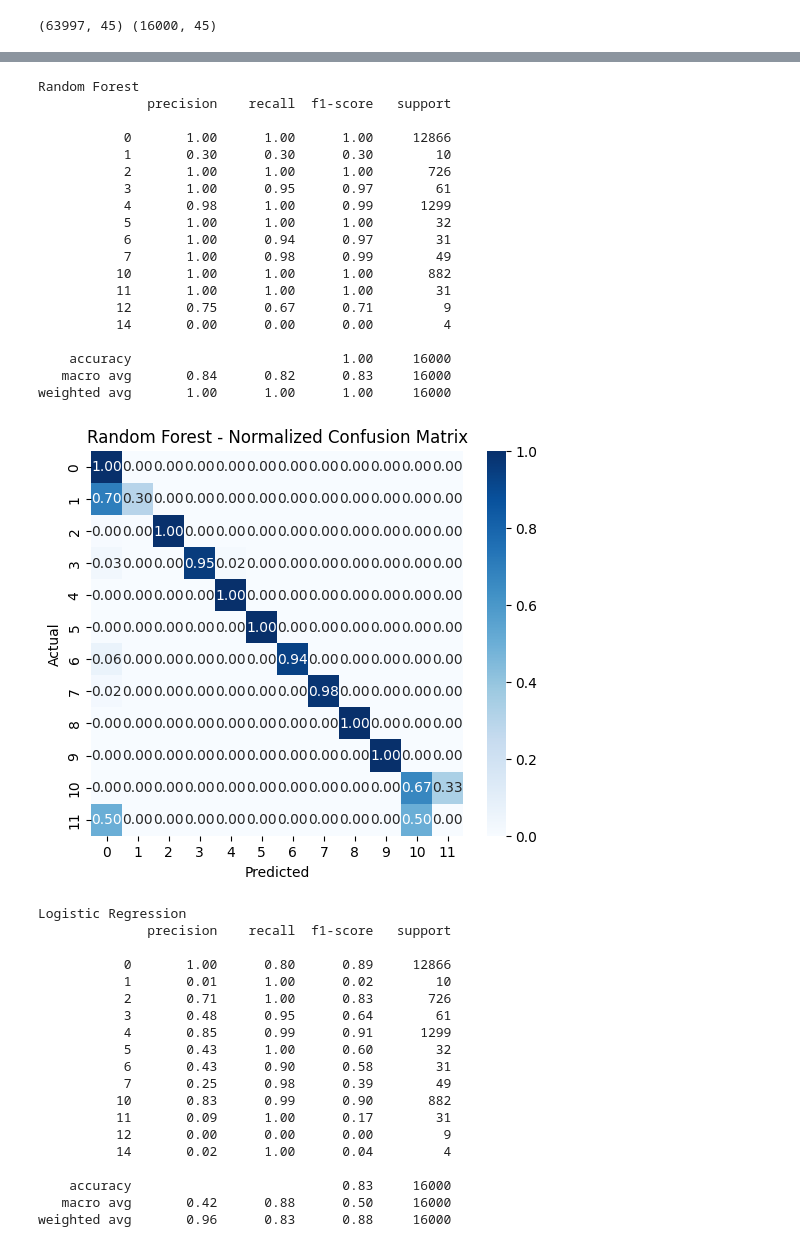
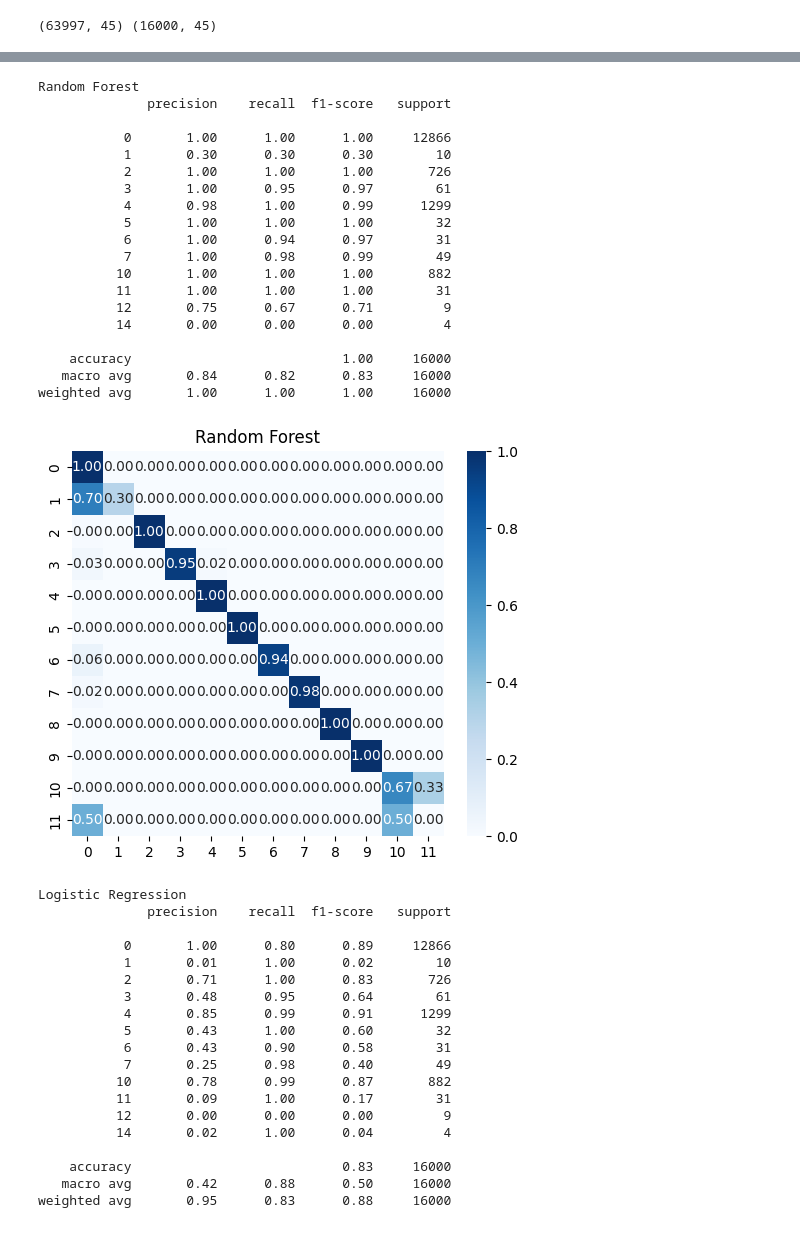
Before and after one commit to AdityaMalav1984/Data-Science-Group-3, a Jupyter notebook: Grp3.ipynb, the cells around one changed output, grey strips where cells are left out. Cells and saved outputs as stored; diff of their text form; code cells hidden in the pictures.

```diff
--- a/Grp3.ipynb
+++ b/Grp3.ipynb
@@ -145,12 +168,8 @@ Dropping: 33
 # %%
 X_train, X_test, y_train, y_test = train_test_split(
-    X, y,
-    test_size=0.2,
-    stratify=y,
-    random_state=RANDOM_STATE
+    X, y, test_size=0.2, stratify=y, random_state=42
 )
 
-# Ensure same columns
 X_test = X_test[X_train.columns]
 
 print(X_train.shape, X_test.shape)
@@ -164,32 +182,21 @@ X_train_scaled = scaler.fit_transform(X_train)
 X_test_scaled = scaler.transform(X_test)
 # %%
 models = {
-    "Random Forest": RandomForestClassifier(
-        n_estimators=50,
-        max_depth=15,
-        class_weight='balanced',
-        n_jobs=-1,
-        random_state=RANDOM_STATE
-    ),
-
-    "Logistic Regression": LogisticRegression(
-        max_iter=1000,
-        class_weight='balanced',
-        n_jobs=-1
-    ),
-
-    "Linear SVM": LinearSVC(
-        class_weight='balanced'
-    )
+    "Random Forest": RandomForestClassifier(n_estimators=50, max_depth=15, class_weight='balanced', n_jobs=-1),
+    "Logistic Regression": LogisticRegression(max_iter=1000, class_weight='balanced'),
+    "Linear SVM": LinearSVC(class_weight='balanced'),
+    "KNN": KNeighborsClassifier(n_neighbors=5),
+    "Decision Tree": DecisionTreeClassifier(max_depth=10),
+    "Naive Bayes": GaussianNB()
 }
 
 trained_models = {}
 
 for name, model in models.items():
-    print(f"\nTraining {name}...")
+    print(f"Training {name}...")
     model.fit(X_train_scaled, y_train)
     trained_models[name] = model
 
-print("\nAll models trained successfully.")
+print("All models trained.")
 # %% [output]
 Training Random Forest...
@@ -204,39 +211,37 @@ for name, model in trained_models.items():
     print(f"\n{name}")
 
     y_pred = model.predict(X_test_scaled)
 
     print(classification_report(y_test, y_pred))
 
     cm = confusion_matrix(y_test, y_pred)
-    cm_normalized = cm.astype('float') / cm.sum(axis=1)[:, np.newaxis]
+    cm = cm.astype(float) / (cm.sum(axis=1, keepdims=True) + 1e-9)
 
     plt.figure(figsize=(6,5))
-    sns.heatmap(cm_normalized, annot=True, fmt=".2f", cmap="Blues")
-    plt.title(f"{name} - Normalized Confusion Matrix")
-    plt.xlabel("Predicted")
-    plt.ylabel("Actual")
+    sns.heatmap(cm, annot=True, fmt=".2f", cmap="Blues")
+    plt.title(name)
     plt.show()
 # %% [output]
 Random Forest
               precision    recall  f1-score   support
 
            0       1.00      1.00      1.00     12866
            1       0.30      0.30      0.30        10
            2       1.00      1.00      1.00       726
            3       1.00      0.95      0.97        61
            4       0.98      1.00      0.99      1299
            5       1.00      1.00      1.00        32
            6       1.00      0.94      0.97        31
            7       1.00      0.98      0.99        49
           10       1.00      1.00      1.00       882
           11       1.00      1.00      1.00        31
           12       0.75      0.67      0.71         9
           14       0.00      0.00      0.00         4
 
     accuracy                           1.00     16000
    macro avg       0.84      0.82      0.83     16000
 weighted avg       1.00      1.00      1.00     16000
-[figure, old version]
+[figure, new version]
 Logistic Regression
               precision    recall  f1-score   support
 
@@ -247,12 +252,12 @@ Logistic Regression
            4       0.85      0.99      0.91      1299
            5       0.43      1.00      0.60        32
            6       0.43      0.90      0.58        31
-           7       0.25      0.98      0.39        49
-          10       0.83      0.99      0.90       882
+           7       0.25      0.98      0.40        49
+          10       0.78      0.99      0.87       882
           11       0.09      1.00      0.17        31
           12       0.00      0.00      0.00         9
           14       0.02      1.00      0.04         4
 
     accuracy                           0.83     16000
    macro avg       0.42      0.88      0.50     16000
-weighted avg       0.96      0.83      0.88     16000
+weighted avg       0.95      0.83      0.88     16000
```
Also changed, not shown: parts of 20 cells of this notebook.
